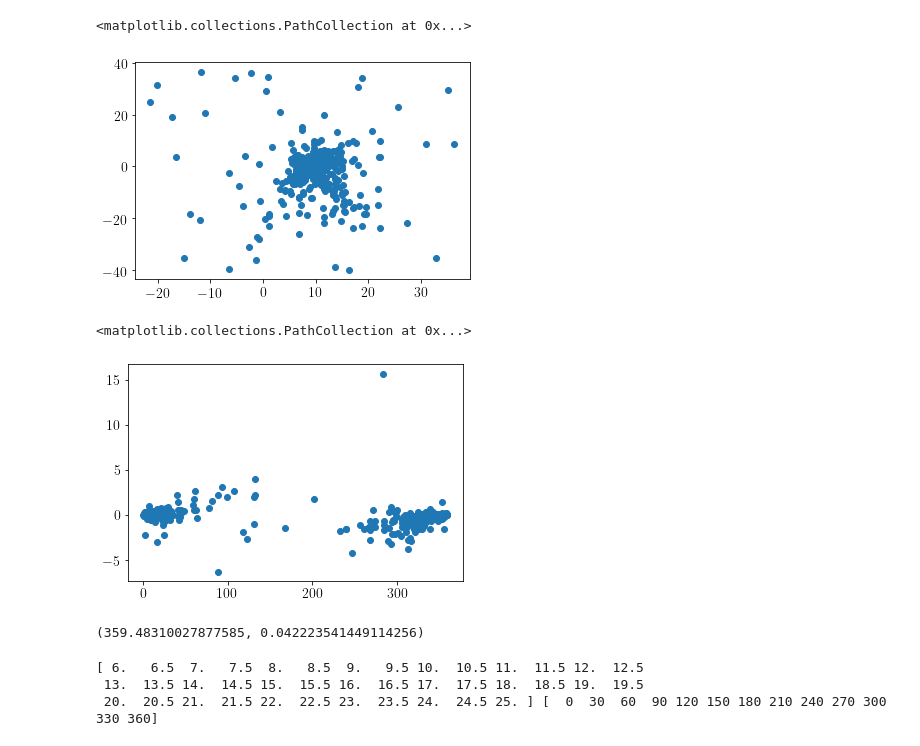
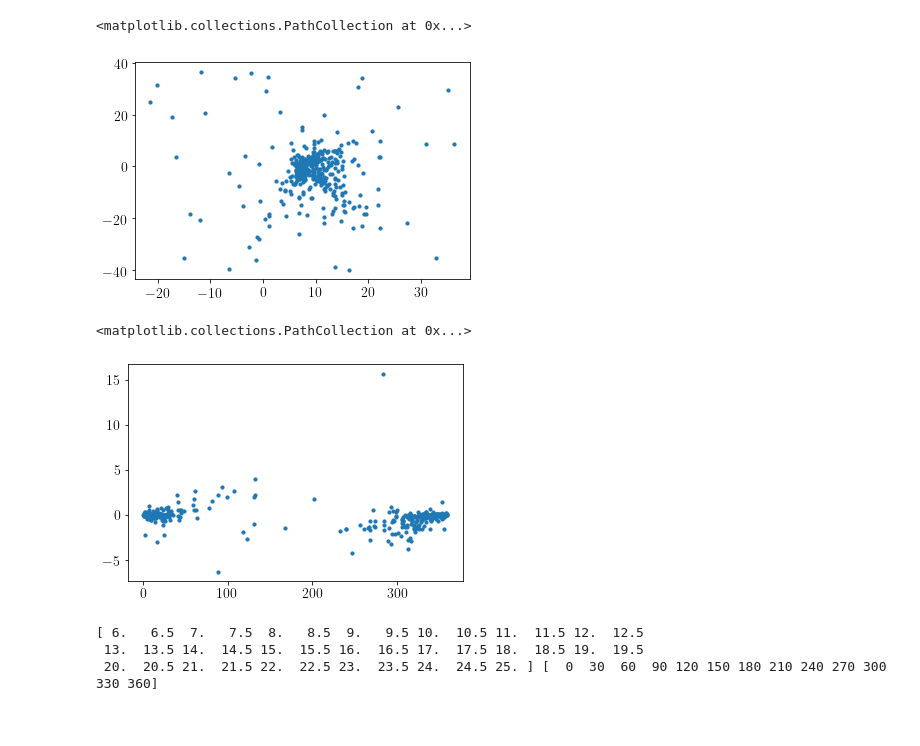
Before and after one commit to rizman18/MCMC-with-pymc3, a Jupyter notebook: Analysis of Galactic Warp with Cepheid.ipynb, the cells around one changed output. Saved outputs shown, nothing was run; the diff lists cells and outputs as text; code cells hidden in the pictures.

```diff
--- a/Analysis of Galactic Warp with Cepheid.ipynb
+++ b/Analysis of Galactic Warp with Cepheid.ipynb
@@ -53,2 +35,2 @@ tan = lambda x: np.tan(np.deg2rad(x))
 # %%
-df = pd.read_csv('cepheid_salma.csv')
+df = pd.read_csv('cepheid.csv')
@@ -92,19 +53,15 @@ batas = 40
 df['x'], df['y'], df['z'], df['r'], df['fi'] = x, y, z, r, fi
 df = df[(df['x'] < batas) & (df['x'] > -batas) & (df['y'] < batas) & (df['y'] > -batas) & (df['z'] < batas) & (df['z'] > -batas)]
 # %%
-plt.scatter(df['x'], df['y'])
+plt.scatter(df['x'], df['y'], s = 10)
 # %% [output]
 <matplotlib.collections.PathCollection at 0x...>
-[figure, old version]
+[figure, new version]
 # %%
-plt.scatter(df['fi'], df['z'])
+plt.scatter(df['fi'], df['z'], s = 10)
 # %% [output]
 <matplotlib.collections.PathCollection at 0x...>
-[figure, old version]
+[figure, new version]
-# %%
-df['fi'].max(), df['fi'].min()
-# %% [output]
-(359.48310027877585, 0.042223541449114256)
 # %%
 er = df['r'].to_numpy()
 ef = df['fi'].to_numpy()
```
Also changed, not shown: parts of 17 cells of this notebook.
